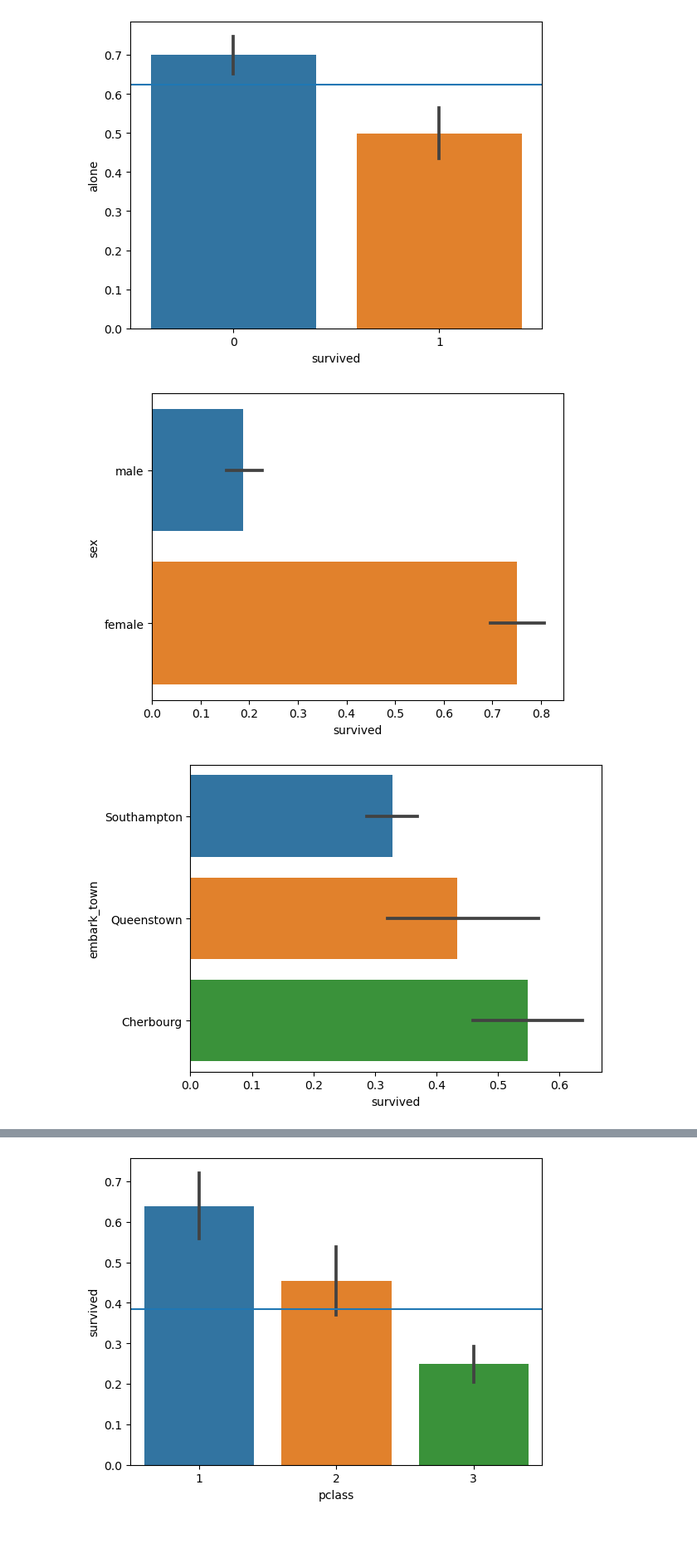
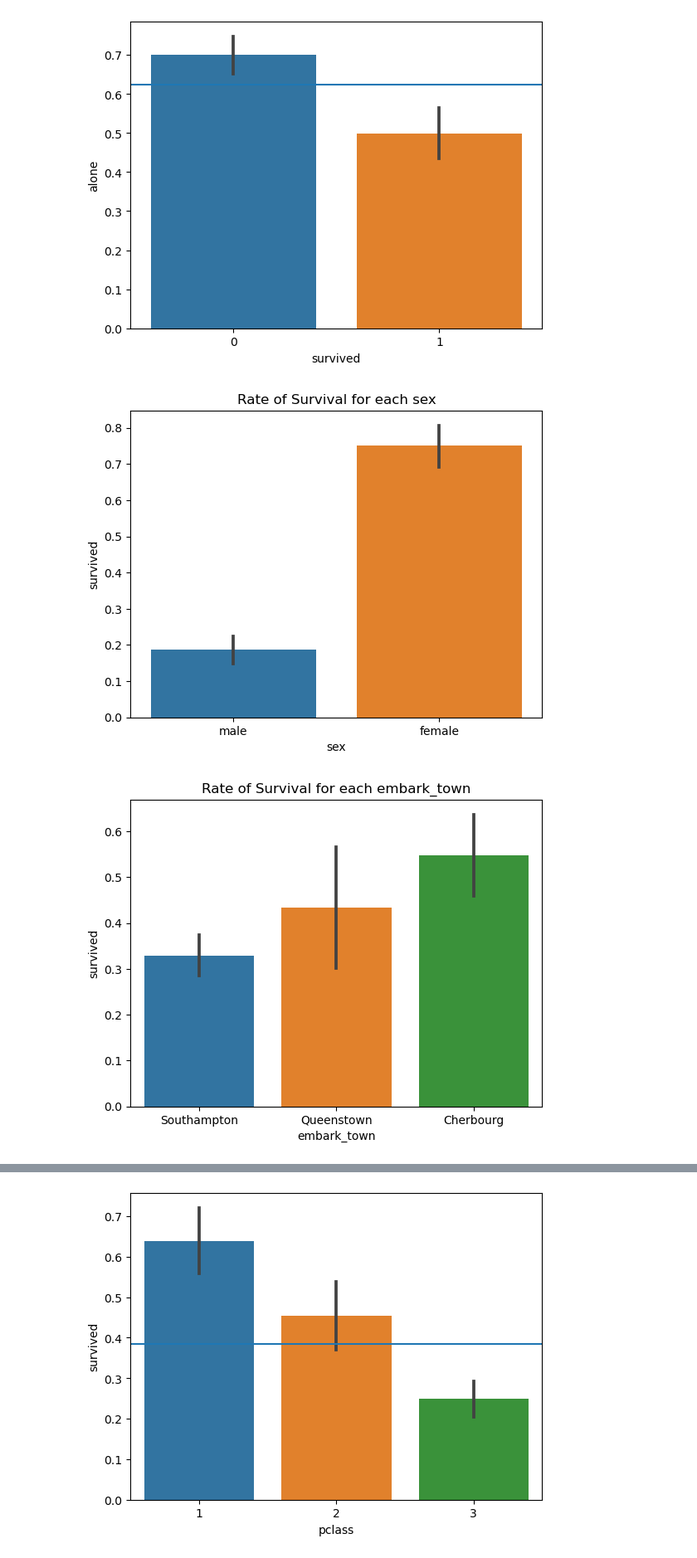
Before and after one commit to ihcrane/classification, a Jupyter notebook: classification.ipynb, the cells around one changed output, grey strips where cells are left out. Shown at 83% size. Drawn from its saved outputs; the diff is of its cells as text; code cells hidden in the pictures; blank space fills up the shorter version.

```diff
--- a/classification.ipynb
+++ b/classification.ipynb
@@ -983,3 +985,6 @@ sns.pairplot(train, hue='species', corner=True)
 # %% [output]
 <seaborn.axisgrid.PairGrid at 0x...>
 [figure]
+# %%
+train['sepal_area'] = train['sepal_length'] * train['sepal_width']
+train['petal_area'] = train['petal_length'] * train['petal_width']
@@ -1149,8 +1176,9 @@ for col in num_vars:
 [figure]
 # %%
 for col in cat_vars:
-    sns.barplot(x='survived', y=col, data=train)
+    sns.barplot(x=col, y='survived', data=train)
+    plt.title(f'Rate of Survival for each {col}')
     plt.show()
 # %% [output]
-[figure, old version]
+[figure, new version]
-[figure, old version]
+[figure, new version]
```
Also changed, not shown: parts of 17 cells of this notebook, 4 other files.
